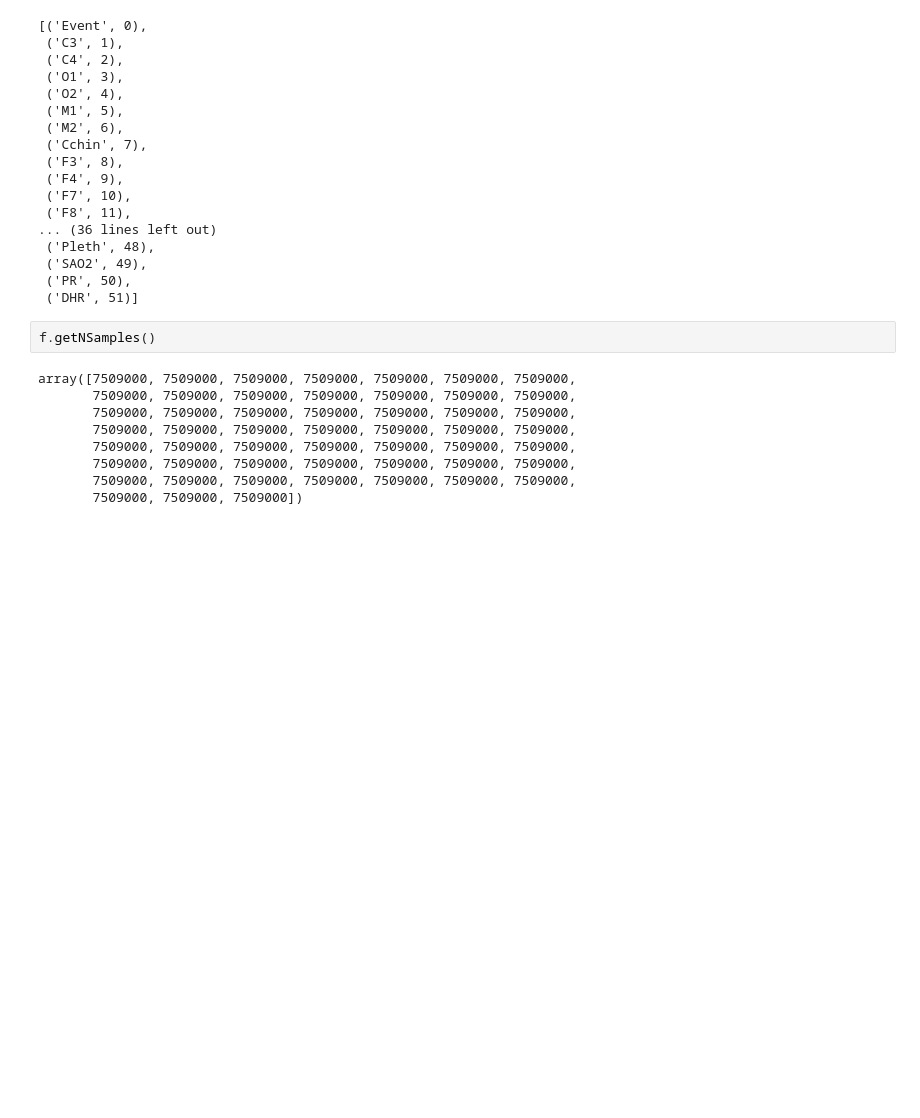
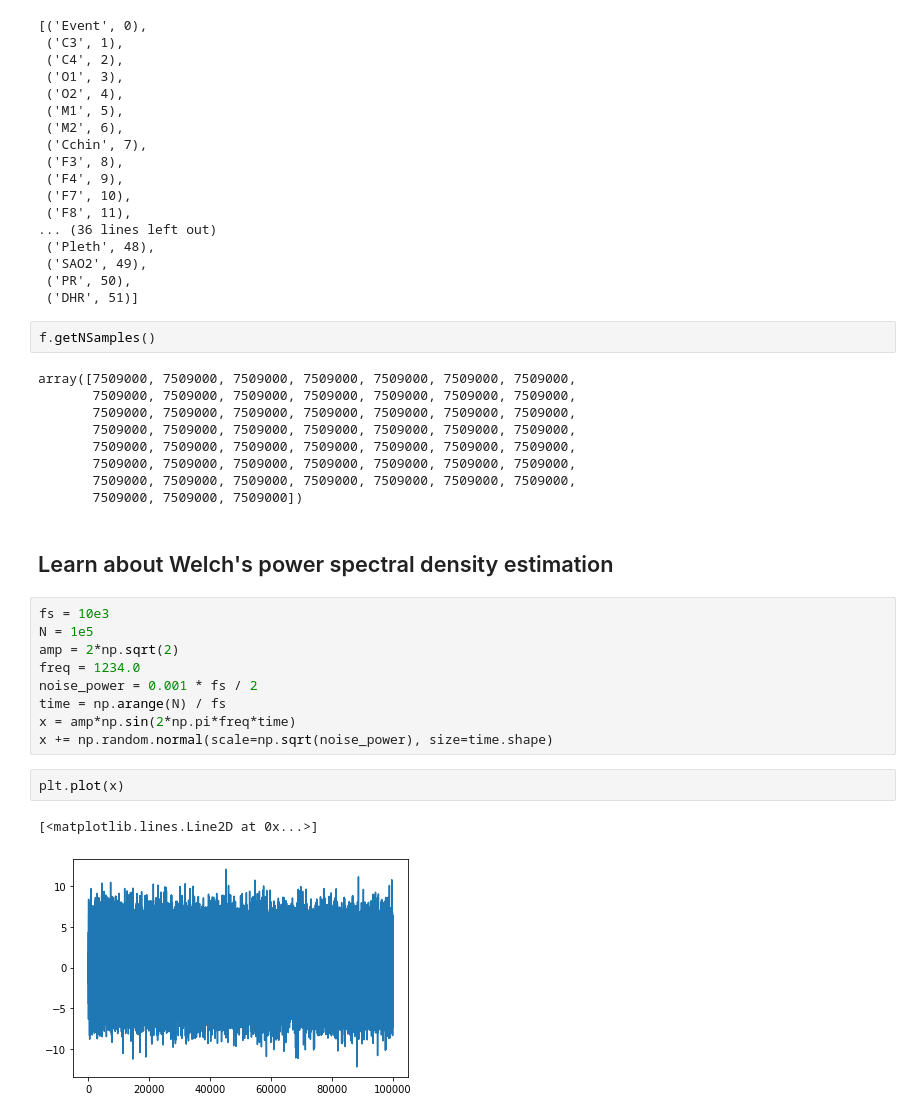
Before and after one commit to jonathanbranam/aisdb, a Jupyter notebook: FirstReadEDF.ipynb, the cells around one changed output. Cells and saved outputs as stored; diff of their text form; blank space fills up the shorter version.

```diff
--- a/FirstReadEDF.ipynb
+++ b/FirstReadEDF.ipynb
@@ -986,3 +1118,19 @@ array([7509000, 7509000, 7509000, 7509000, 7509000, 7509000, 7509000,
        7509000, 7509000, 7509000, 7509000, 7509000, 7509000, 7509000,
        7509000, 7509000, 7509000, 7509000, 7509000, 7509000, 7509000,
        7509000, 7509000, 7509000])
+# %% [markdown]
+## Learn about Welch's power spectral density estimation
+# %%
+fs = 10e3
+N = 1e5
+amp = 2*np.sqrt(2)
+freq = 1234.0
+noise_power = 0.001 * fs / 2
+time = np.arange(N) / fs
+x = amp*np.sin(2*np.pi*freq*time)
+x += np.random.normal(scale=np.sqrt(noise_power), size=time.shape)
+# %%
+plt.plot(x)
+# %% [output]
+[<matplotlib.lines.Line2D at 0x...>]
+[figure, added]
```
Also changed, not shown: parts of 26 cells of this notebook.
